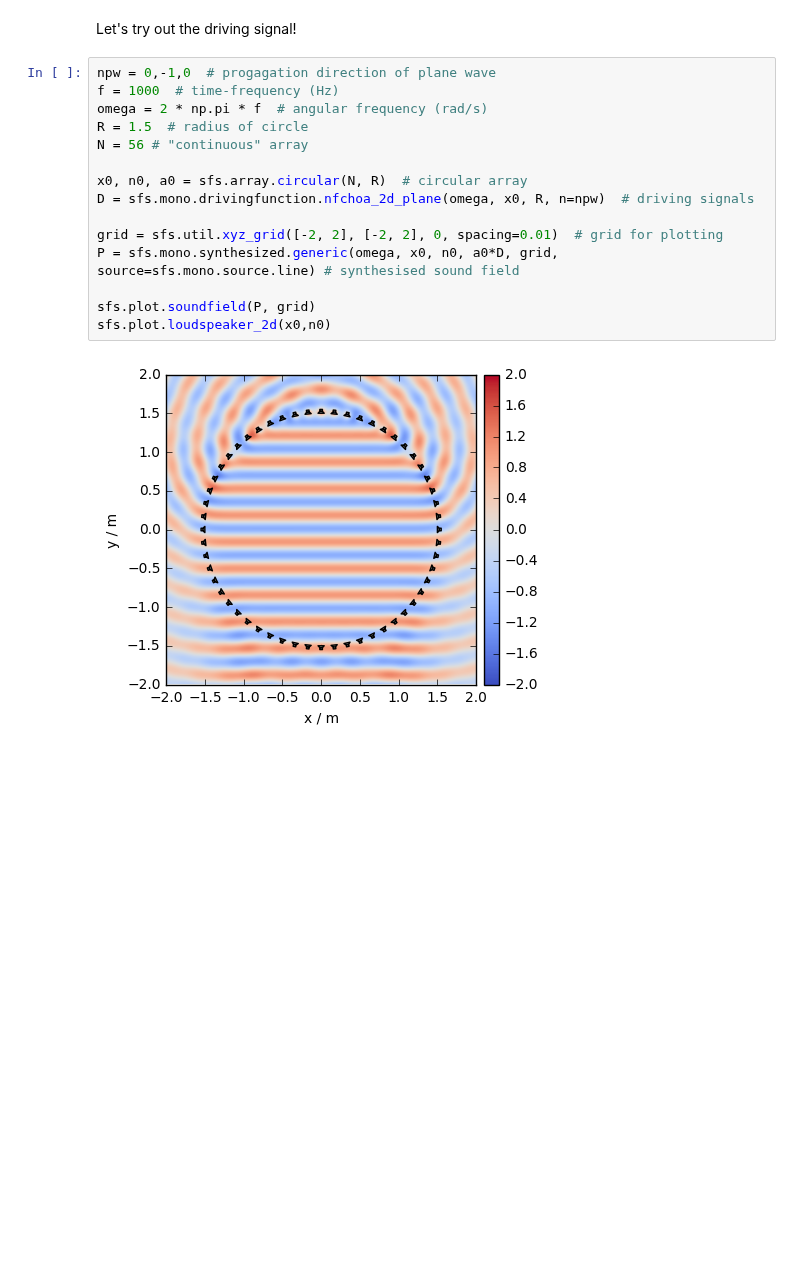
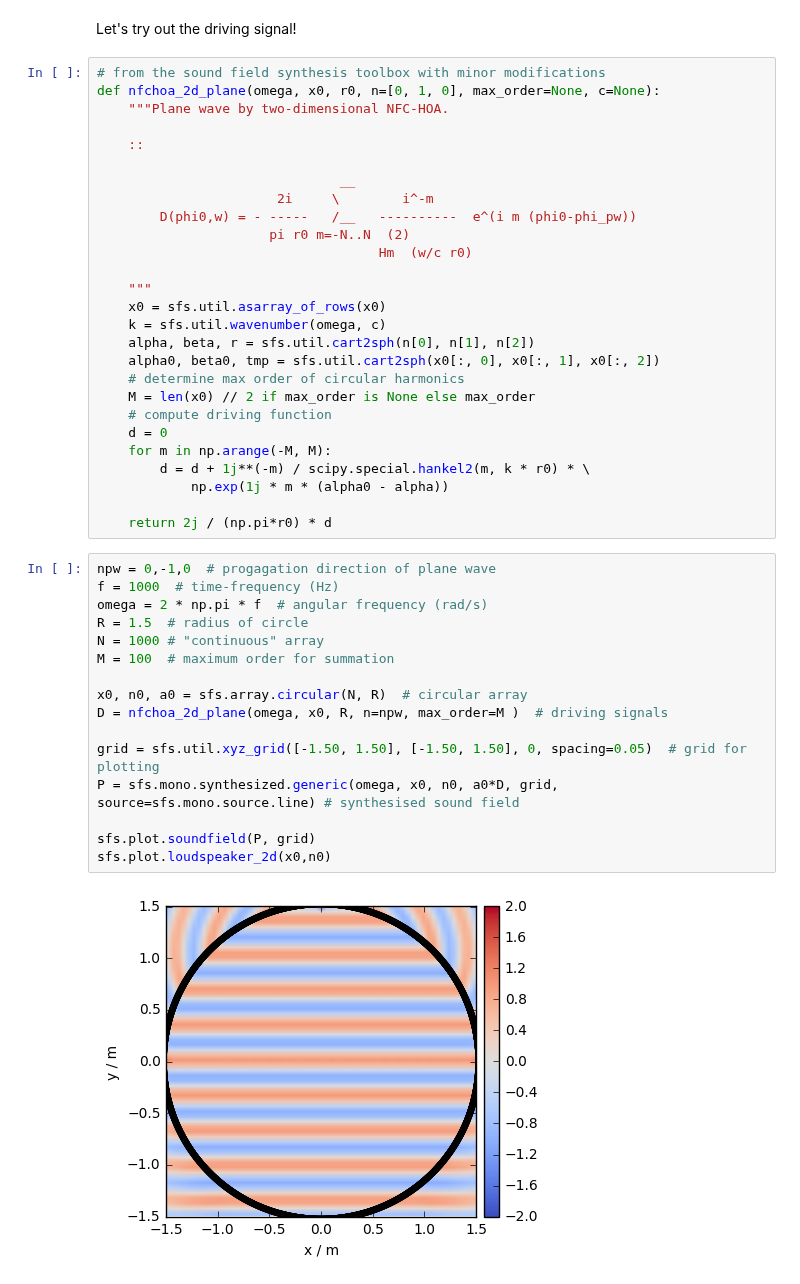
Before and after one commit to spatialaudio/selected-topics-in-audio-signal-processing-exercises, a Jupyter notebook: sound_field_synthesis.ipynb, the cells around one changed output. Saved outputs shown, nothing was run; the diff lists cells and outputs as text; blank space fills up the shorter version.

Commit message:
add modal order as input parameter in sfs notebook

```diff
--- a/sound_field_synthesis.ipynb
+++ b/sound_field_synthesis.ipynb
@@ -191,22 +198,50 @@ $$
 # %% [markdown]
 Let's try out the driving signal!
+# %%
+# from the sound field synthesis toolbox with minor modifications
+def nfchoa_2d_plane(omega, x0, r0, n=[0, 1, 0], max_order=None, c=None):
+    """Plane wave by two-dimensional NFC-HOA.
+
+    ::
+
+                               __
+                       2i     \        i^-m
+        D(phi0,w) = - -----   /__   ----------  e^(i m (phi0-phi_pw))
+                      pi r0 m=-N..N  (2)
+                                    Hm  (w/c r0)
+
+    """
+    x0 = sfs.util.asarray_of_rows(x0)
+    k = sfs.util.wavenumber(omega, c)
+    alpha, beta, r = sfs.util.cart2sph(n[0], n[1], n[2])
+    alpha0, beta0, tmp = sfs.util.cart2sph(x0[:, 0], x0[:, 1], x0[:, 2])
+    # determine max order of circular harmonics
+    M = len(x0) // 2 if max_order is None else max_order
+    # compute driving function
+    d = 0
+    for m in np.arange(-M, M):
+        d = d + 1j**(-m) / scipy.special.hankel2(m, k * r0) * \
+            np.exp(1j * m * (alpha0 - alpha))
+
+    return 2j / (np.pi*r0) * d
 # %%
 npw = 0,-1,0  # progagation direction of plane wave
 f = 1000  # time-frequency (Hz)
 omega = 2 * np.pi * f  # angular frequency (rad/s)
 R = 1.5  # radius of circle
-N = 56 # "continuous" array
+N = 1000 # "continuous" array
+M = 100  # maximum order for summation
 
 x0, n0, a0 = sfs.array.circular(N, R)  # circular array
-D = sfs.mono.drivingfunction.nfchoa_2d_plane(omega, x0, R, n=npw)  # driving signals
+D = nfchoa_2d_plane(omega, x0, R, n=npw, max_order=M )  # driving signals
 
-grid = sfs.util.xyz_grid([-2, 2], [-2, 2], 0, spacing=0.01)  # grid for plotting
+grid = sfs.util.xyz_grid([-1.50, 1.50], [-1.50, 1.50], 0, spacing=0.05)  # grid for plotting
 P = sfs.mono.synthesized.generic(omega, x0, n0, a0*D, grid, source=sfs.mono.source.line) # synthesised sound field
 
 sfs.plot.soundfield(P, grid)
 sfs.plot.loudspeaker_2d(x0,n0)
 # %% [output]
-[figure, old version]
+[figure, new version]
 # %% [markdown]
 <p xmlns:dct="http://purl.org/dc/terms/">
   <a rel="license"
```
Also changed, not shown: parts of 2 cells of this notebook.
